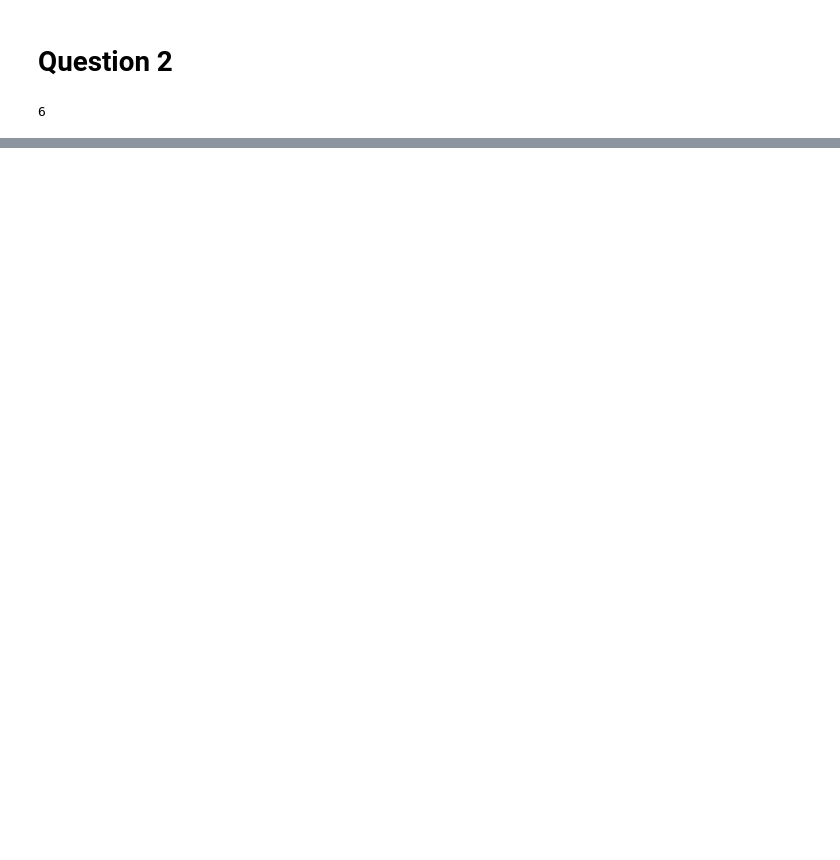
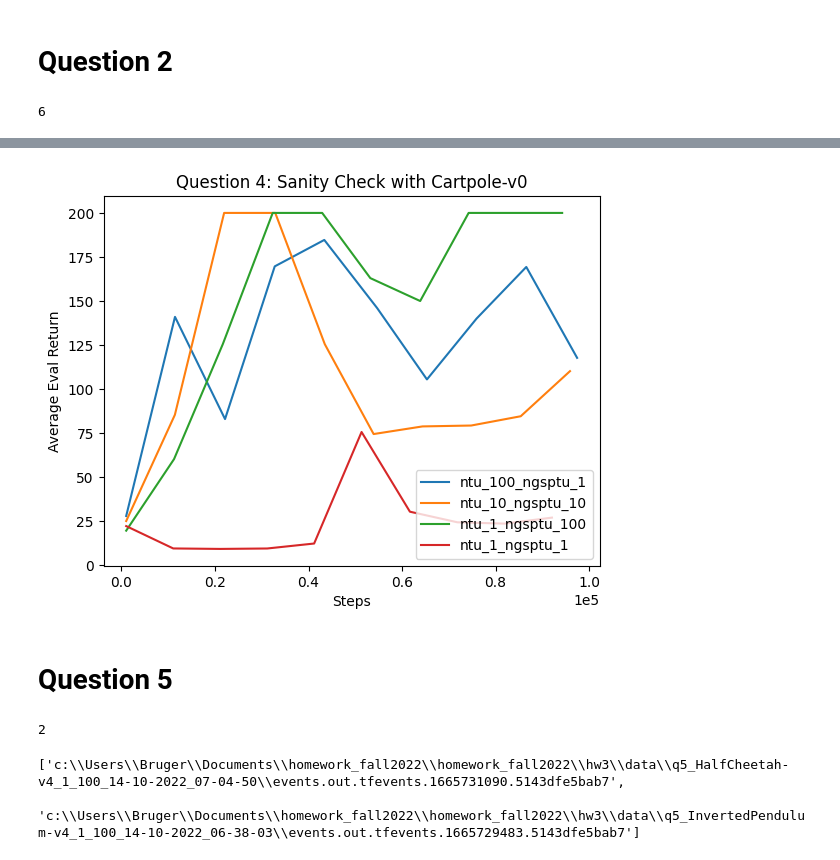
Before and after one commit to jesperhauch/homework_fall2022, a Jupyter notebook: hw3/plotting_file_report.ipynb, the cells around one changed output, grey strips where cells are left out. Saved outputs shown, nothing was run; the diff lists cells and outputs as text; code cells hidden in the pictures; blank space fills up the shorter version.

```diff
--- a/hw3/plotting_file_report.ipynb
+++ b/hw3/plotting_file_report.ipynb
@@ -99,0 +130,37 @@ dtype: float64
+# %%
+ntu_100_ngsptu_1 = get_from_logfile(files[0], ["Train_EnvstepsSoFar", "Eval_AverageReturn"])
+ntu_10_ngsptu_10 = get_from_logfile(files[1], ["Train_EnvstepsSoFar", "Eval_AverageReturn"])
+ntu_1_ngsptu_100 = get_from_logfile(files[2], ["Train_EnvstepsSoFar", "Eval_AverageReturn"])
+ntu_1_ngsptu_1 = get_from_logfile(files[3], ["Train_EnvstepsSoFar", "Eval_AverageReturn"])
+ntu_100_ngsptu_1.set_index("Train_EnvstepsSoFar", inplace=True)
+ntu_10_ngsptu_10.set_index("Train_EnvstepsSoFar", inplace=True)
+ntu_1_ngsptu_100.set_index("Train_EnvstepsSoFar", inplace=True)
+ntu_1_ngsptu_1.set_index("Train_EnvstepsSoFar", inplace=True)
+# %%
+plt.ticklabel_format(axis="x", style="sci", scilimits=(0,0))
+plt.plot(ntu_100_ngsptu_1['Eval_AverageReturn'], label="ntu_100_ngsptu_1")
+plt.plot(ntu_10_ngsptu_10['Eval_AverageReturn'], label="ntu_10_ngsptu_10")
+plt.plot(ntu_1_ngsptu_100['Eval_AverageReturn'], label="ntu_1_ngsptu_100")
+plt.plot(ntu_1_ngsptu_1['Eval_AverageReturn'], label="ntu_1_ngsptu_1")
+plt.legend()
+plt.ylabel("Average Eval Return")
+plt.xlabel("Steps")
+plt.title("Question 4: Sanity Check with Cartpole-v0")
+
+plt.savefig("imgs/Q4.png", dpi=600, bbox_inches="tight")
+# %% [output]
+[figure, added]
+# %% [markdown]
+# Question 5
+# %%
+import os
+root = os.path.join(os.getcwd(), "data")
+files = [os.path.join(path, name) for path, subdirs, files in os.walk(root) for name in files if "q5" in path]
+len(files)
+# %% [output]
+2
+# %%
+files
+# %% [output]
+['c:\\Users\\Bruger\\Documents\\homework_fall2022\\homework_fall2022\\hw3\\data\\q5_HalfCheetah-v4_1_100_14-10-2022_07-04-50\\events.out.tfevents.1665731090.5143dfe5bab7',
+ 'c:\\Users\\Bruger\\Documents\\homework_fall2022\\homework_fall2022\\hw3\\data\\q5_InvertedPendulum-v4_1_100_14-10-2022_06-38-03\\events.out.tfevents.1665729483.5143dfe5bab7']
```
Also changed, not shown: parts of 26 cells of this notebook, 29 other files.
